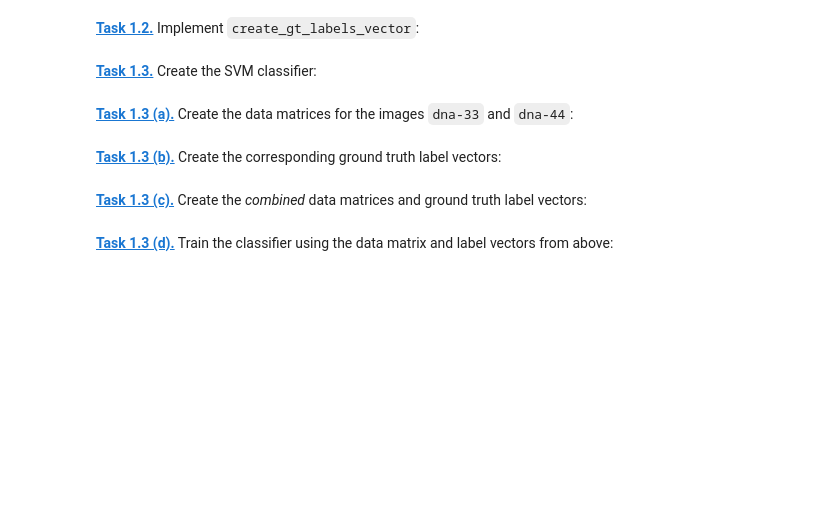
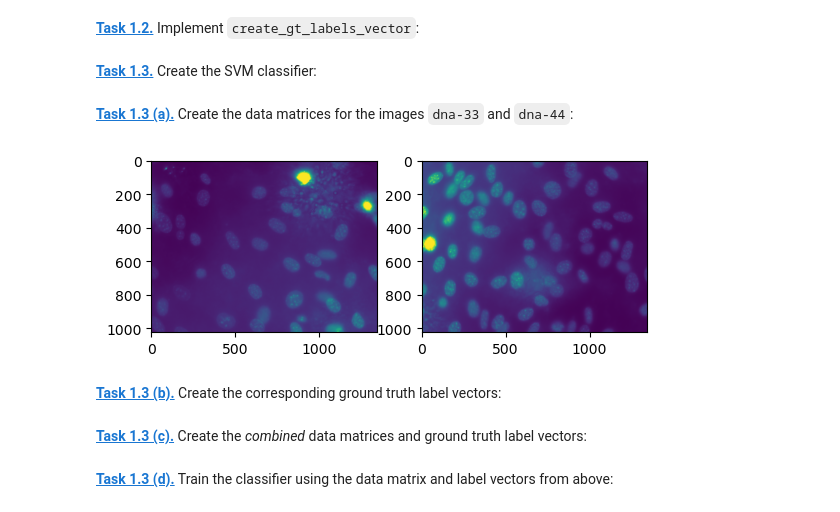
Before and after one commit to GusDonadel/mobifs5-python, a Jupyter notebook: svm_segm.ipynb, the cells around one changed output. Saved outputs shown, nothing was run; the diff lists cells and outputs as text; code cells hidden in the pictures; blank space fills up the shorter version.

```diff
--- a/svm_segm.ipynb
+++ b/svm_segm.ipynb
@@ -37,3 +54,15 @@ patch_sizes = (32, 32)
 clf = make_pipeline(StandardScaler(), SVC(class_weight='balanced', gamma=0.1))
 # %% [markdown]
 **[Task 1.3 (a).]()** Create the data matrices for the images `dna-33` and `dna-44`:
+# %%
+img1 = plt.imread('data/NIH3T3/im/dna-33.png')
+img2 = plt.imread('data/NIH3T3/im/dna-44.png')
+
+plt.figure()
+plt.subplot(1,2,1)
+plt.imshow(img1)
+plt.subplot(1,2,2)
+plt.imshow(img2)
+plt.show()
+# %% [output]
+[figure, added]
```
Also changed, not shown: parts of 4 cells of this notebook, 2 other files.
